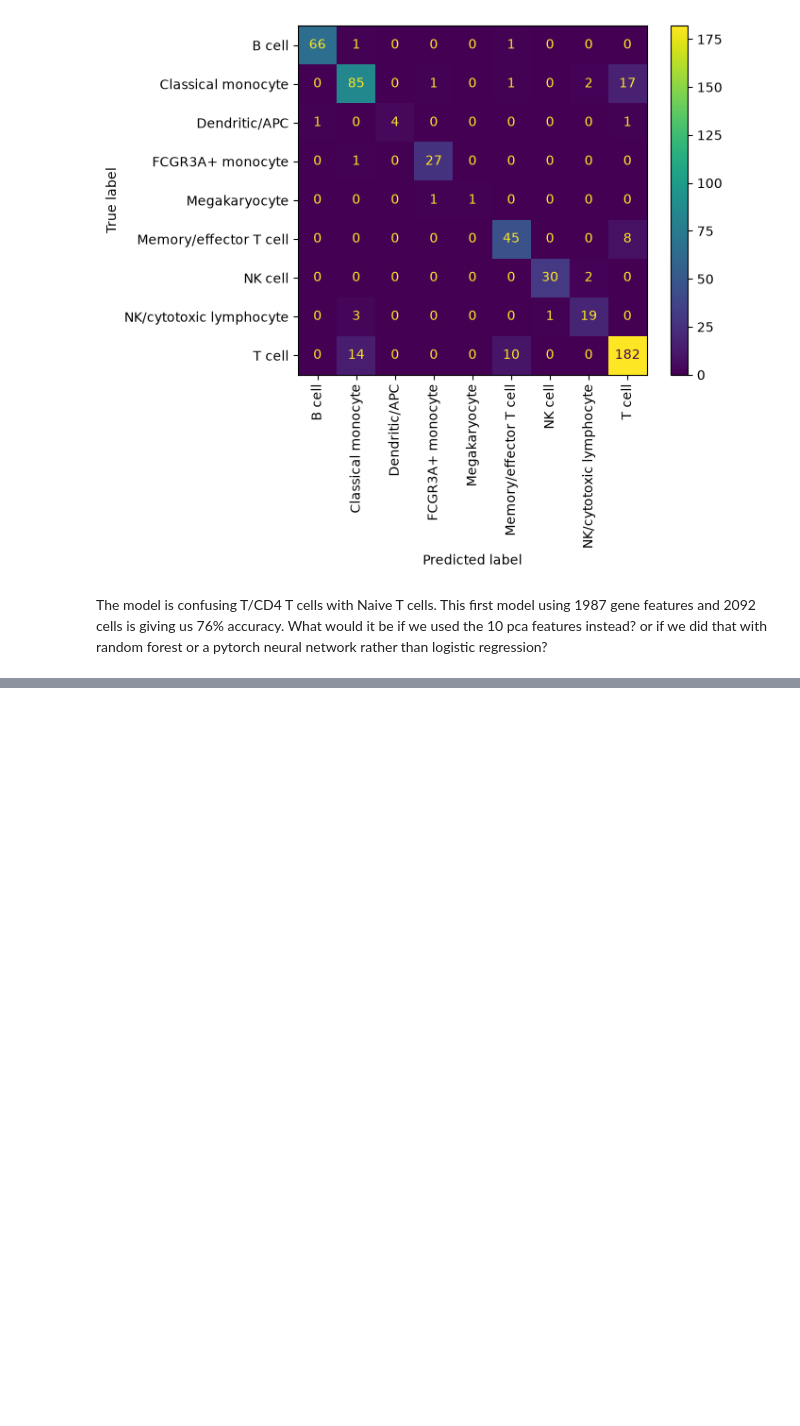
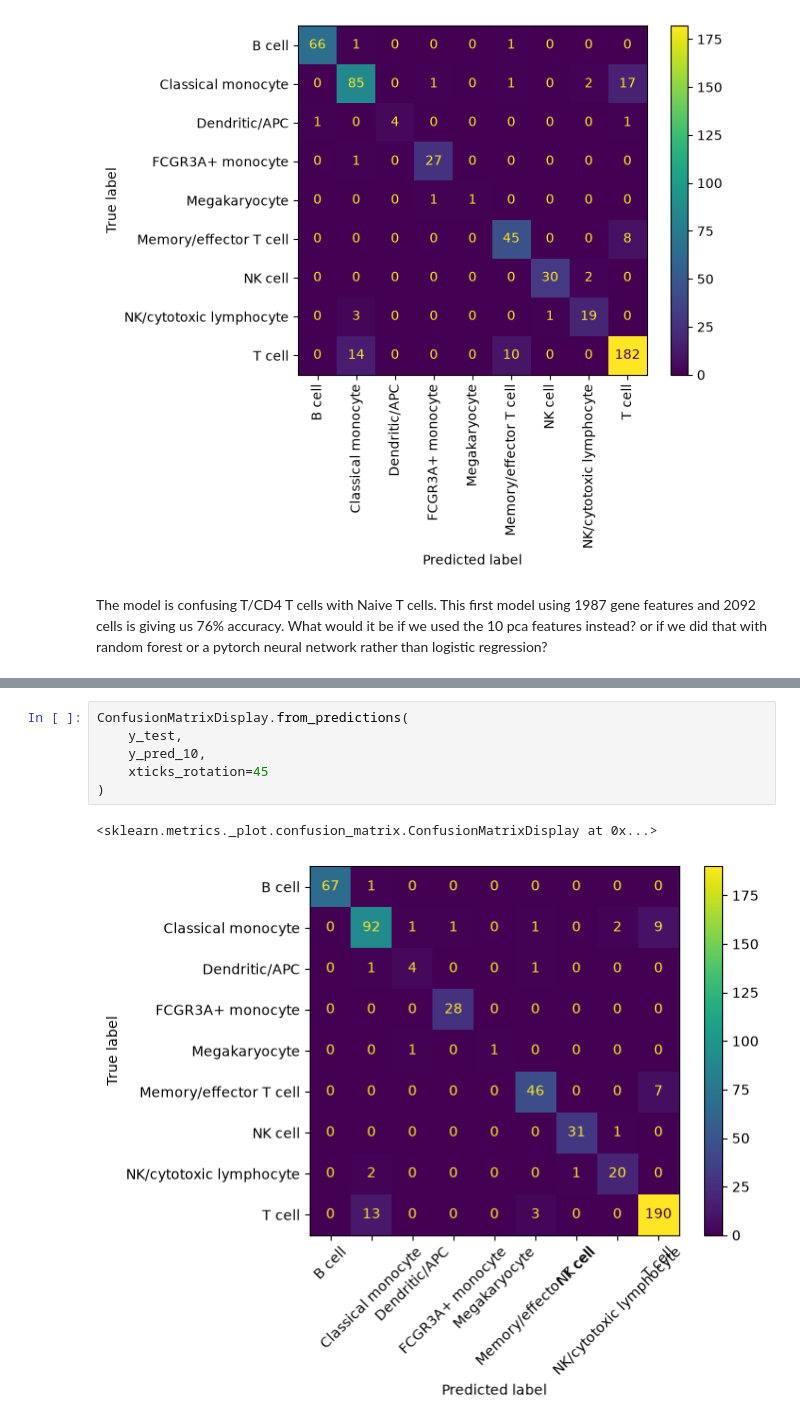
Before and after one commit to yukarachel/sc-RNA-seq-PBMC-3k, a Jupyter notebook: notebooks/01_quality_control.ipynb, the cells around one changed output, grey strips where cells are left out. Drawn from its saved outputs; the diff is of its cells as text; blank space fills up the shorter version.

```diff
--- a/notebooks/01_quality_control.ipynb
+++ b/notebooks/01_quality_control.ipynb
@@ -642,0 +642,9 @@ test from mac
+# %%
+ConfusionMatrixDisplay.from_predictions(
+    y_test,
+    y_pred_10,
+    xticks_rotation=45
+)
+# %% [output]
+<sklearn.metrics._plot.confusion_matrix.ConfusionMatrixDisplay at 0x...>
+[figure, added]
```
Also changed, not shown: parts of 18 cells of this notebook, 1 other file.
